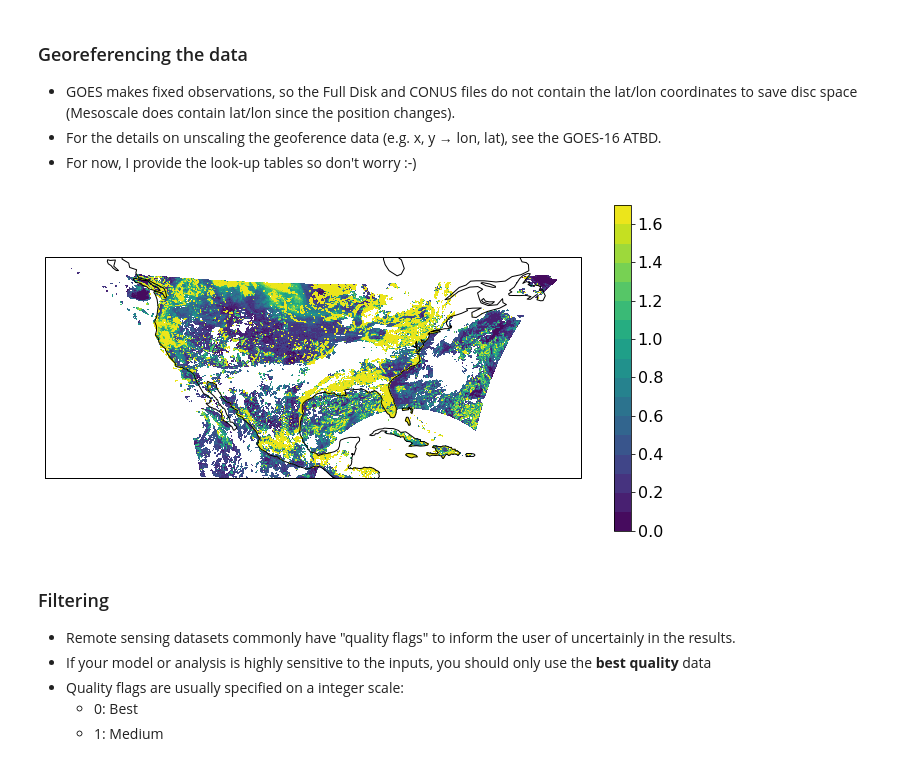
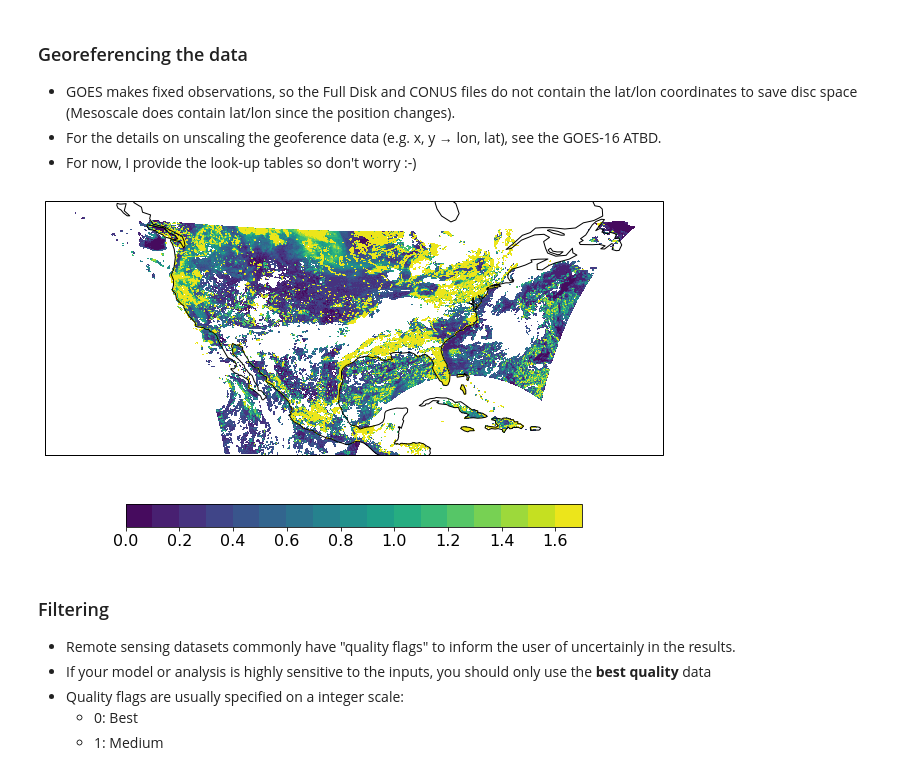
Before and after one commit to eviatarbach/ncep-lectures, a Jupyter notebook: part-3.ipynb, the cells around one changed output. Saved outputs shown, nothing was run; the diff lists cells and outputs as text; code cells hidden in the pictures.

```diff
--- a/part-3.ipynb
+++ b/part-3.ipynb
@@ -313,15 +303,17 @@ file_id_geo = Dataset('data/latlon_L2_G17_CONUS_89W.nc')
 lat_G17 = file_id_geo.variables['latitude'][:,:]
 lon_G17 = file_id_geo.variables['longitude'][:,:]
 # %%
+img_proj = ccrs.PlateCarree()
+levs = np.arange(0, 1.8, 0.1)
+
 # Then you can plot just like before (this is a little slow):
-levs = np.arange(0, 1.7, .1)
-ax = plt.axes(projection=ccrs.PlateCarree())
-plt.contourf(lon_G17, lat_G17, AOD_G17, levs, transform=ccrs.PlateCarree())
+ax = plt.axes(projection=img_proj)
+plt.contourf(lon_G17, lat_G17, AOD_G17, levs, transform=img_proj)
 ax.coastlines()
-plt.colorbar()
+plt.colorbar(orientation="horizontal", fraction=0.07)
 plt.show()
 # %% [output]
-[figure, old version]
+[figure, new version]
 # %% [markdown]
 ### Filtering
 
```
Also changed, not shown: parts of 29 cells of this notebook, 15 other files.
